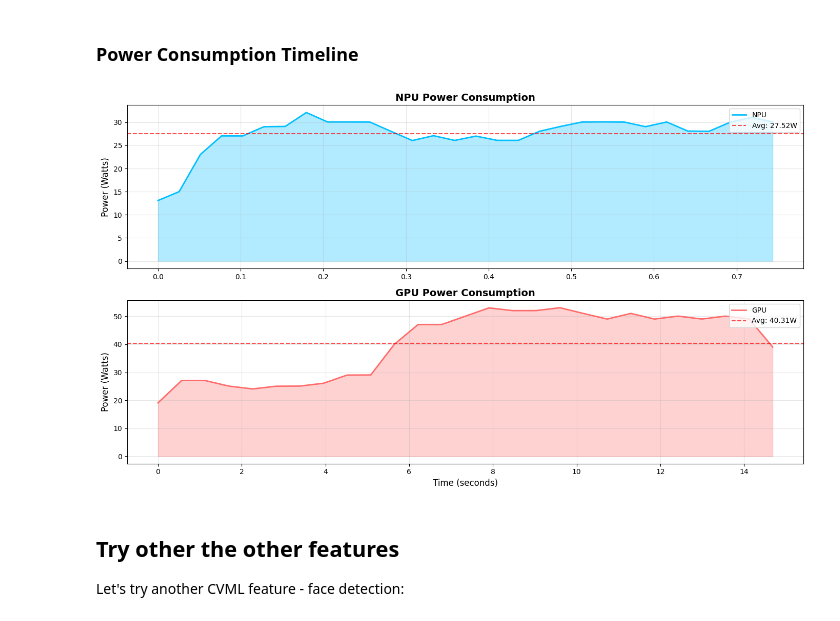
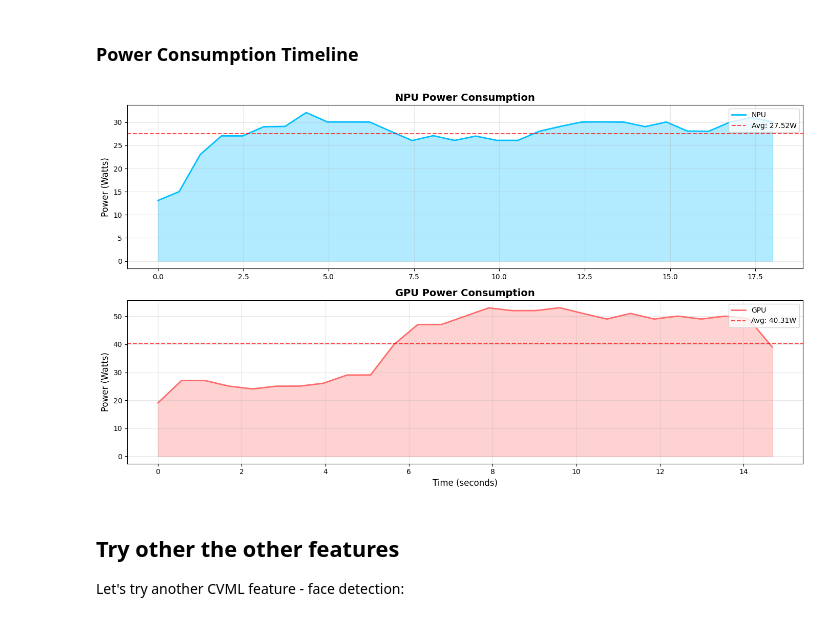
Before and after one commit to skalade/Ryzers, a Jupyter notebook: megadockers/npu/notebooks/2_ryzenai_cvml_library.ipynb, the cells around one changed output. Saved outputs shown, nothing was run; the diff lists cells and outputs as text; code cells hidden in the pictures.

```diff
--- a/megadockers/npu/notebooks/2_ryzenai_cvml_library.ipynb
+++ b/megadockers/npu/notebooks/2_ryzenai_cvml_library.ipynb
@@ -169,10 +115,7 @@ import subprocess
 import threading
 import time
 import re
-
-# Storage for power measurements
-power_samples = []
-monitoring = True
+import os
 
 def monitor_power():
     """Monitor power consumption using rocm-smi"""
@@ -185,7 +128,6 @@ def monitor_power():
                 text=True,
                 timeout=2
             )
-            # Parse power from output (format: "XX.XXW")
             match = re.search(r'Power \(W\): (\d+\.\d+)', result.stdout)
             if match:
                 power_samples.append(float(match.group(1)))
@@ -193,9 +135,27 @@ def monitor_power():
             pass
         time.sleep(0.5)  # Sample every 500ms
 
+# Storage for power measurements
+power_samples = []
+monitoring = True
+
 # Start power monitoring
 print("Starting NPU depth estimation with power monitoring...\n")
 monitor_thread = threading.Thread(target=monitor_power, daemon=True)
 monitor_thread.start()
+
+start = time.time()
+subprocess.run([
+    './build/depth_estimation_npu',
+    '-i', 'Ryzen-AI-CVML-Library/samples/video_call.mp4',
+    '-o', 'output_npu.mp4'
+], env={**os.environ, 'QT_QPA_PLATFORM': 'offscreen'})
+npu_duration = time.time() - start
+
+# Stop monitoring
+monitoring = False
+monitor_thread.join(timeout=5)
+
+print(f"Elapsed time: {npu_duration:.2f} seconds")
 # %% [output]
 Starting NPU depth estimation with power monitoring...
@@ -446,35 +317,35 @@ import numpy as np
 # Plot power consumption over time
 if npu_stats['samples'] and gpu_stats['samples']:
     fig, (ax1, ax2) = plt.subplots(2, 1, figsize=(14, 8), sharex=False)
 
     # NPU power timeline
-    npu_time = np.linspace(0, npu_stats['duration'], len(npu_stats['samples']))
+    npu_time = np.linspace(0, npu_duration, len(npu_stats['samples']))
     ax1.plot(npu_time, npu_stats['samples'], color='#00BFFF', linewidth=2, label='NPU')
     ax1.axhline(npu_stats['avg_power'], color='red', linestyle='--', alpha=0.7, label=f'Avg: {npu_stats["avg_power"]:.2f}W')
     ax1.fill_between(npu_time, npu_stats['samples'], alpha=0.3, color='#00BFFF')
     ax1.set_ylabel('Power (Watts)', fontsize=12)
     ax1.set_title('NPU Power Consumption', fontsize=14, fontweight='bold')
     ax1.legend(loc='upper right')
     ax1.grid(alpha=0.3)
 
     # GPU power timeline
     gpu_time = np.linspace(0, gpu_stats['duration'], len(gpu_stats['samples']))
     ax2.plot(gpu_time, gpu_stats['samples'], color='#FF6B6B', linewidth=2, label='GPU')
     ax2.axhline(gpu_stats['avg_power'], color='red', linestyle='--', alpha=0.7, label=f'Avg: {gpu_stats["avg_power"]:.2f}W')
     ax2.fill_between(gpu_time, gpu_stats['samples'], alpha=0.3, color='#FF6B6B')
     ax2.set_xlabel('Time (seconds)', fontsize=12)
     ax2.set_ylabel('Power (Watts)', fontsize=12)
     ax2.set_title('GPU Power Consumption', fontsize=14, fontweight='bold')
     ax2.legend(loc='upper right')
     ax2.grid(alpha=0.3)
 
     plt.tight_layout()
     plt.savefig('power_timeline.png', dpi=150, bbox_inches='tight')
     plt.show()
 else:
     print("Power timeline not available (insufficient samples)")
 # %% [output]
-[figure, old version]
+[figure, new version]
 # %% [markdown]
 ## Try other the other features
 
```
Also changed, not shown: parts of 23 cells of this notebook, 2 other files.
